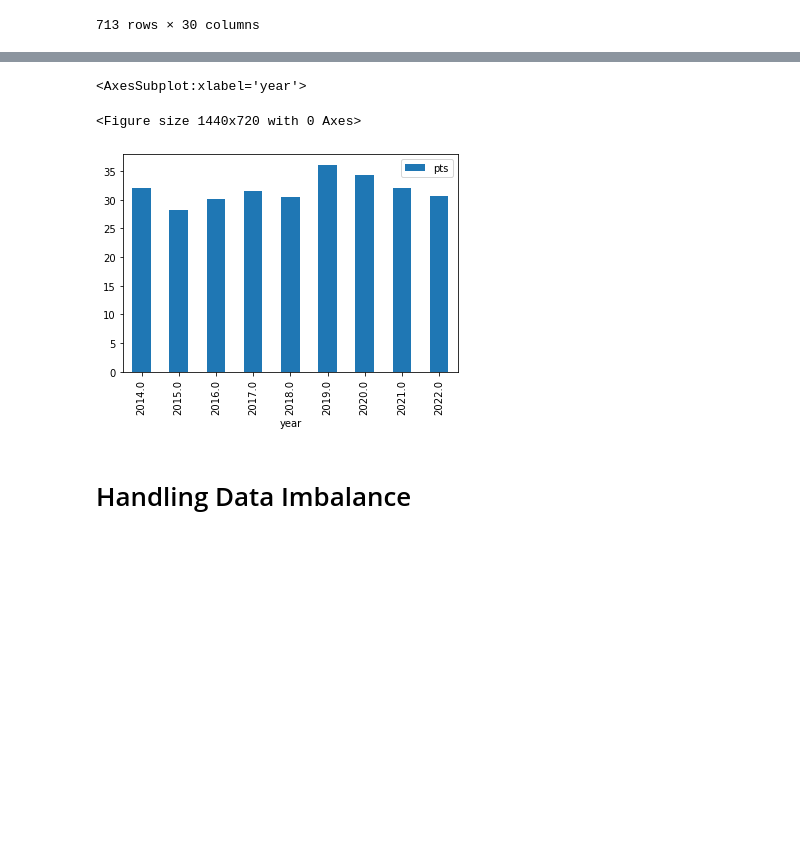
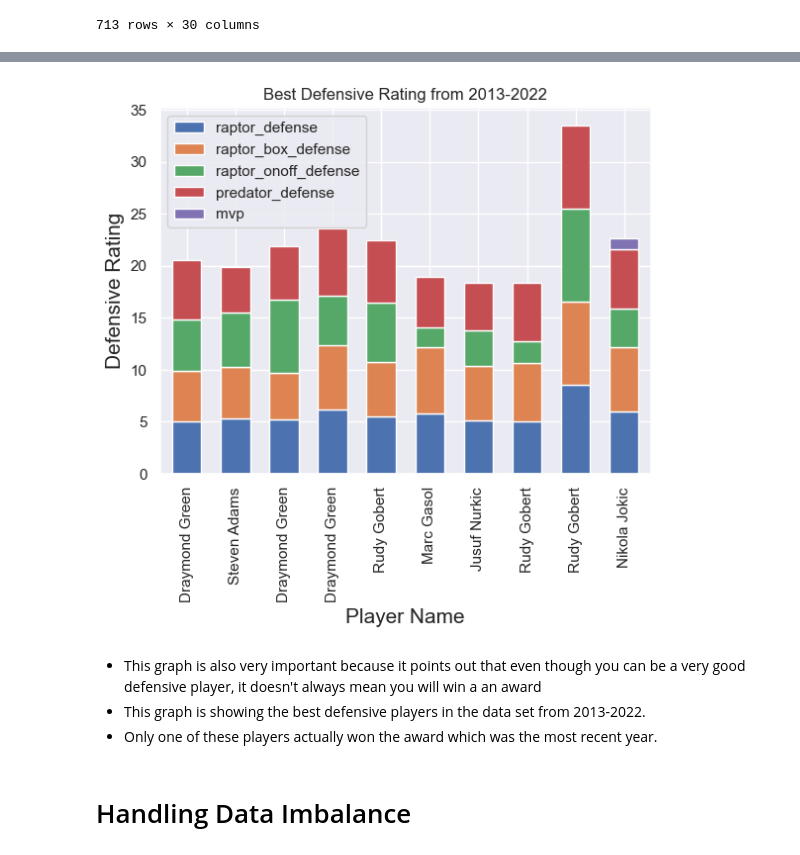
Before and after one commit to tkhendrix22/NBA-MVP-Prediction, a Jupyter notebook: MVP Prediction Notebook.ipynb, the cells around one changed output, grey strips where cells are left out. Saved outputs shown, nothing was run; the diff lists cells and outputs as text; code cells hidden in the pictures; blank space fills up the shorter version.

```diff
--- a/MVP Prediction Notebook.ipynb
+++ b/MVP Prediction Notebook.ipynb
@@ -515,5 +598,6 @@ nba1[nba1['mvp'] == 1]
 # %%
-# create variable to see what player scored the highest each year
-high_score_year = nba1.groupby('year').apply(lambda x: x.sort_values('pts', ascending=False).head(1))
-high_score_year
+#Check to see who had the highest scoring average for any player that played more than 70 games
+nbadefense = nba1[nba1['total_games'] >70] .sort_values(['raptor_defense','raptor_box_defense', 'raptor_onoff_defense','predator_defense'], ascending=False).head(10)
+defense = nbadefense.sort_values('season', ascending=True)
+defense
 # %% [output]
@@ -531,10 +615,27 @@ high_score_year
 # %%
-fig = plt.figure(figsize=(20, 10))
-high_score_year.plot.bar('year', 'pts')
+# fig = plt.figure(figsize=(20, 10))
+# high_score_year.plot.bar('year', 'pts')
+
+
+#Plot players that had highest scoring average in data set
+defense.plot.bar(x='player_name', y=['raptor_defense','raptor_box_defense', 'raptor_onoff_defense','predator_defense','mvp'],width=0.6,stacked=True)
+
+# Plot title
+plt.title("Best Defensive Rating from 2013-2022")
+
+# Plot X and Y labels
+plt.xlabel('Player Name', fontsize=15)
+plt.ylabel('Defensive Rating', fontsize=15)
+
+#Plot bar graph
+plt.legend()
+plt.show();
 # %% [output]
-<AxesSubplot:xlabel='year'>
-<Figure size 1440x720 with 0 Axes>
-[figure, old version]
+[figure, new version]
+# %% [markdown]
+- This graph is also very important because it points out that even though you can be a very good defensive player, it doesn't always mean you will win a an award
+- This graph is showing the best defensive players in the data set from 2013-2022.
+- Only one of these players actually won the award which was the most recent year.
 # %%
 #Saving test data to csv file
 df = test_df
```
Also changed, not shown: parts of 204 cells of this notebook, 1 other file.
